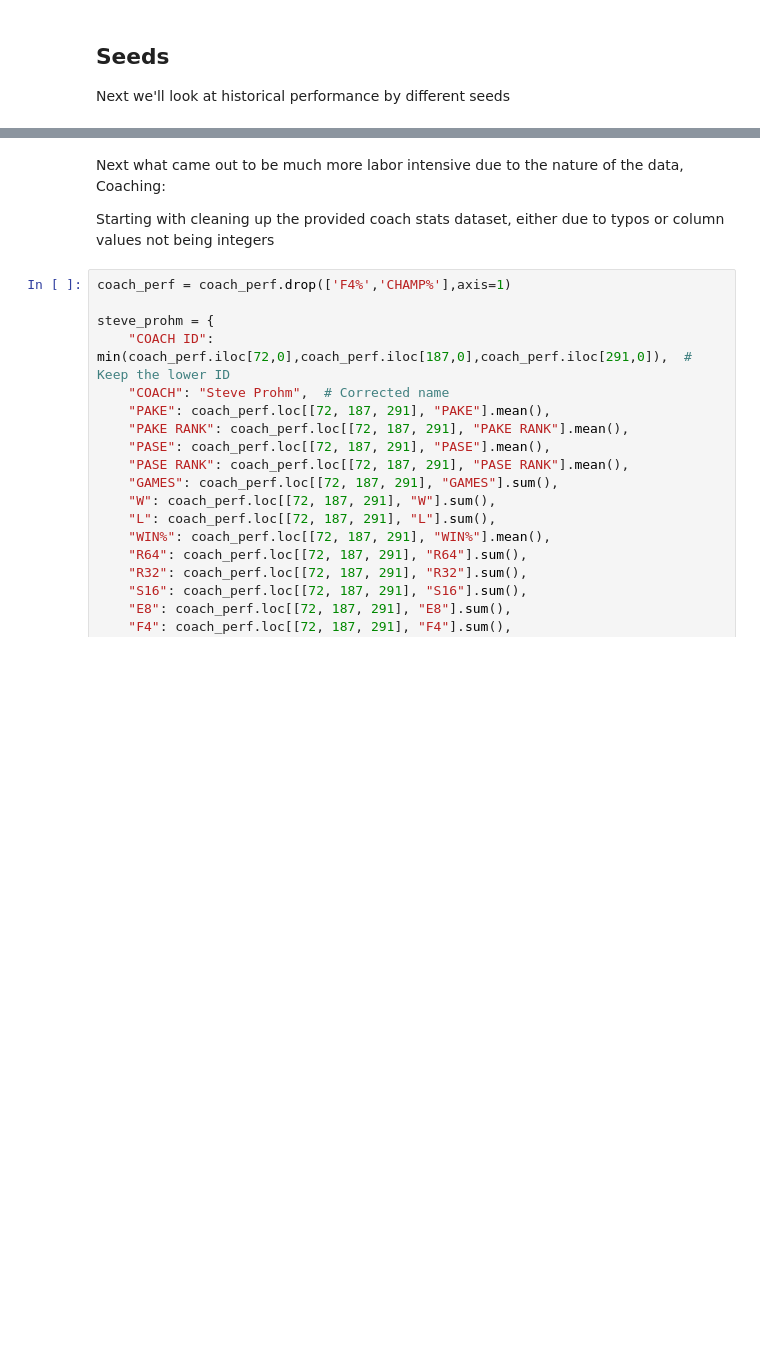
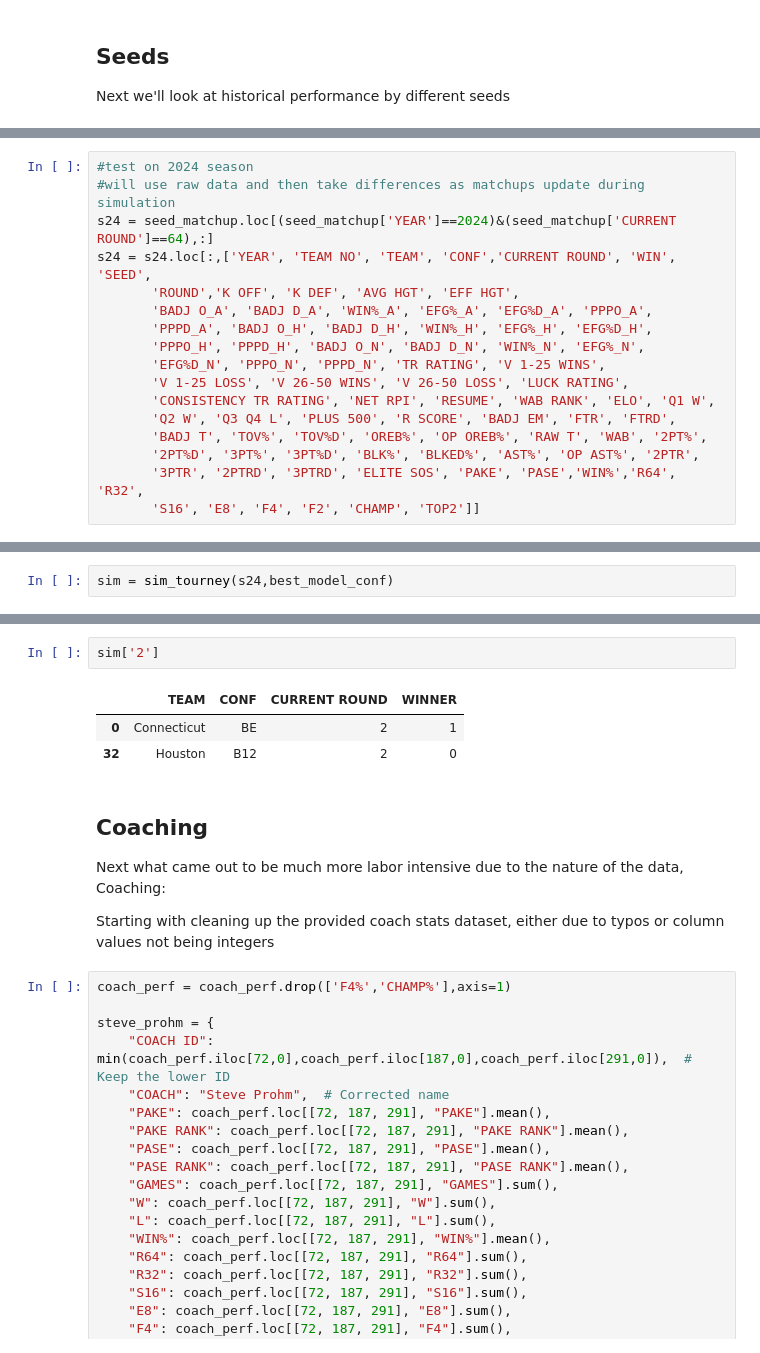
Before and after one commit to nicholaskim1004/MarchMadness, a Jupyter notebook: bracketology/madness.ipynb, the cells around one changed output, grey strips where cells are left out. Cells and saved outputs as stored; diff of their text form; blank space fills up the shorter version.

Commit message:
-tested just seed data on 2024 and from test simulation can see it learned to just take higher seed.

```diff
--- a/bracketology/madness.ipynb
+++ b/bracketology/madness.ipynb
@@ -762,0 +780,17 @@ diff_seed_matchup.head()
+# %%
+#test on 2024 season
+#will use raw data and then take differences as matchups update during simulation
+s24 = seed_matchup.loc[(seed_matchup['YEAR']==2024)&(seed_matchup['CURRENT ROUND']==64),:]
+s24 = s24.loc[:,['YEAR', 'TEAM NO', 'TEAM', 'CONF','CURRENT ROUND', 'WIN', 'SEED',
+       'ROUND','K OFF', 'K DEF', 'AVG HGT', 'EFF HGT',
+       'BADJ O_A', 'BADJ D_A', 'WIN%_A', 'EFG%_A', 'EFG%D_A', 'PPPO_A',
+       'PPPD_A', 'BADJ O_H', 'BADJ D_H', 'WIN%_H', 'EFG%_H', 'EFG%D_H',
+       'PPPO_H', 'PPPD_H', 'BADJ O_N', 'BADJ D_N', 'WIN%_N', 'EFG%_N',
+       'EFG%D_N', 'PPPO_N', 'PPPD_N', 'TR RATING', 'V 1-25 WINS',
+       'V 1-25 LOSS', 'V 26-50 WINS', 'V 26-50 LOSS', 'LUCK RATING',
+       'CONSISTENCY TR RATING', 'NET RPI', 'RESUME', 'WAB RANK', 'ELO', 'Q1 W',
+       'Q2 W', 'Q3 Q4 L', 'PLUS 500', 'R SCORE', 'BADJ EM', 'FTR', 'FTRD',
+       'BADJ T', 'TOV%', 'TOV%D', 'OREB%', 'OP OREB%', 'RAW T', 'WAB', '2PT%',
+       '2PT%D', '3PT%', '3PT%D', 'BLK%', 'BLKED%', 'AST%', 'OP AST%', '2PTR',
+       '3PTR', '2PTRD', '3PTRD', 'ELITE SOS', 'PAKE', 'PASE','WIN%','R64', 'R32',
+       'S16', 'E8', 'F4', 'F2', 'CHAMP', 'TOP2']]
@@ -762,0 +834,2 @@ diff_seed_matchup.head()
+# %%
+sim = sim_tourney(s24,best_model_conf)
@@ -763,4 +854,12 @@ diff_seed_matchup.head()
+# %%
+sim['2']
+# %% [output]
+|  | TEAM | CONF | CURRENT ROUND | WINNER |
+| 0 | Connecticut | BE | 2 | 1 |
+| 32 | Houston | B12 | 2 | 0 |
 # %% [markdown]
+## Coaching
+
 Next what came out to be much more labor intensive due to the nature of the data, Coaching:
 
 Starting with cleaning up the provided coach stats dataset, either due to typos or column values not being integers
```
Also changed, not shown: parts of 9 cells of this notebook.
